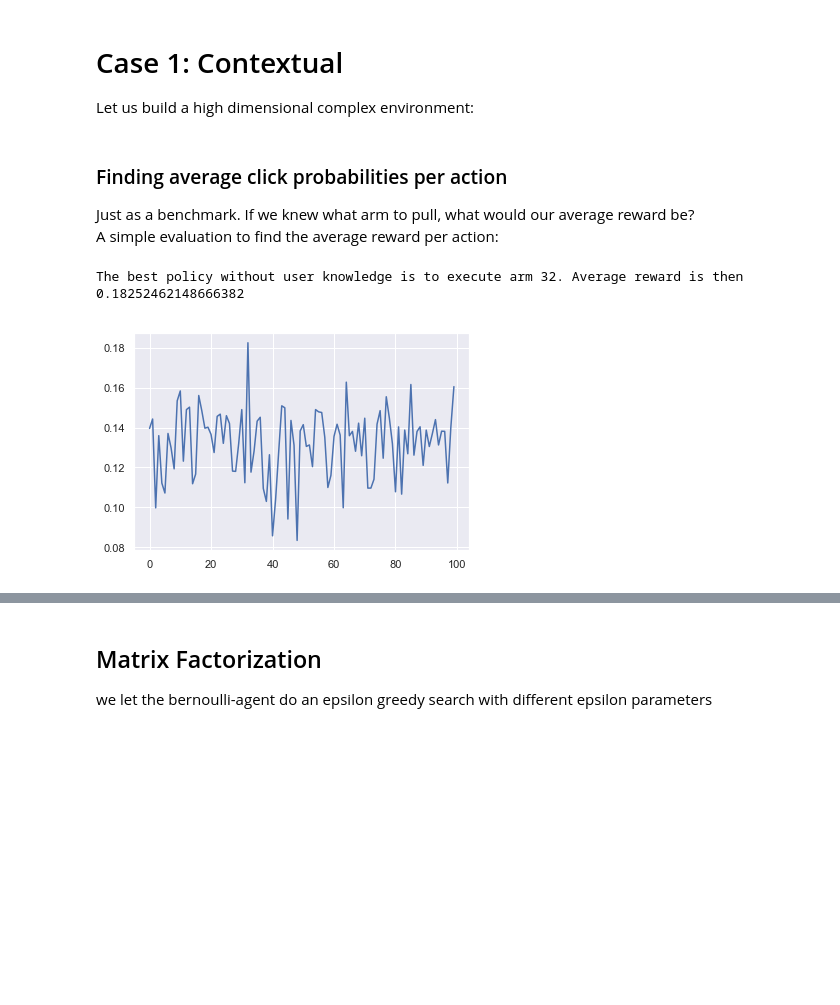
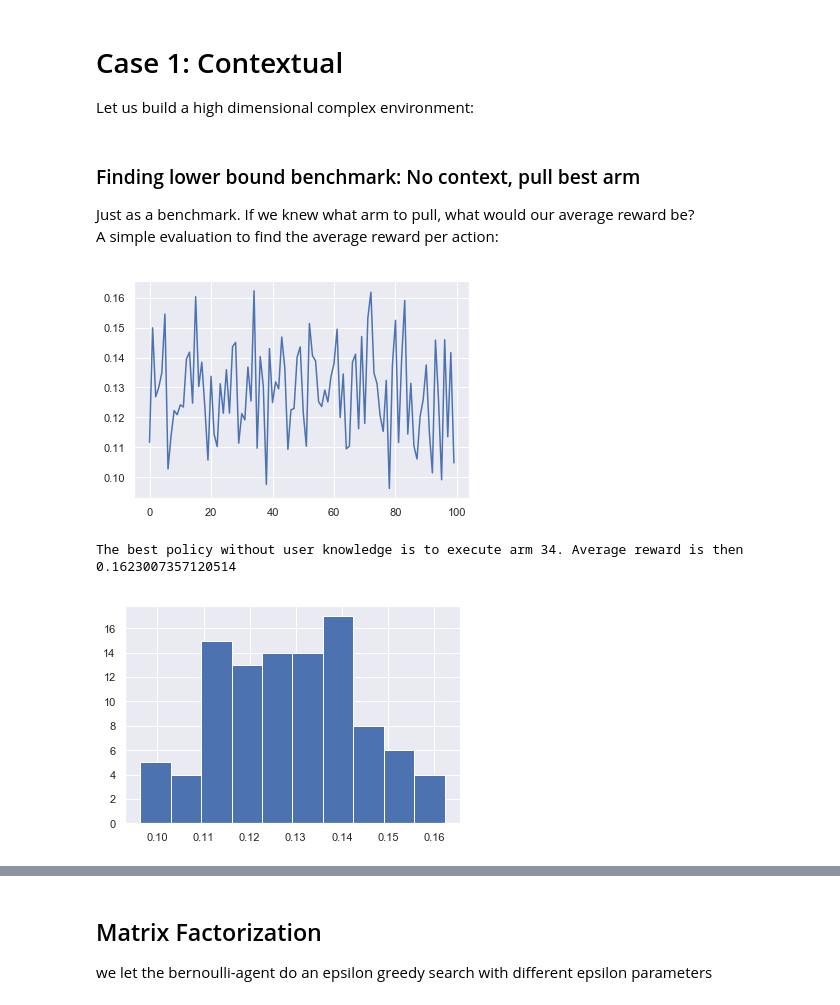
Before and after one commit to simeneide/phd-notes, a Jupyter notebook: general_notes/thompson-sampling-simple-recommender-simulator.ipynb, the cells around one changed output, grey strips where cells are left out. Saved outputs shown, nothing was run; the diff lists cells and outputs as text; code cells hidden in the pictures; blank space fills up the shorter version.

```diff
--- a/general_notes/thompson-sampling-simple-recommender-simulator.ipynb
+++ b/general_notes/thompson-sampling-simple-recommender-simulator.ipynb
@@ -58,11 +81,15 @@ evals = 100 # During evaluation, how many times should we evaluate the bandit?
 # %% [markdown]
-###  Finding average click probabilities per action
+###  Finding lower bound benchmark: No context, pull best arm
 Just as a benchmark. If we knew what arm to pull, what would our average reward be?
 A simple evaluation to find the average reward per action:
 # %%
-best_actions = [np.mean([env.click_prob(env.get_users(1),item) for _ in range(500)]) for item in range(env.I)]
-plt.plot(best_actions)
+best_actions = [np.mean([env.click_prob(env.get_users(1),item)
+                         for _ in range(1000)]) for item in range(env.I)]
+_ = plt.plot(best_actions)
+plt.show()
+_ = plt.hist(best_actions)
 print('The best policy without user knowledge is to execute arm {}. Average reward is then {}'.format( np.argmax(best_actions),max(best_actions)))
 # %% [output]
+[figure, new version]
-The best policy without user knowledge is to execute arm 32. Average reward is then 0.18252462148666382
+The best policy without user knowledge is to execute arm 34. Average reward is then 0.1623007357120514
-[figure, old version]
+[figure, added]
```
Also changed, not shown: parts of 28 cells of this notebook.
